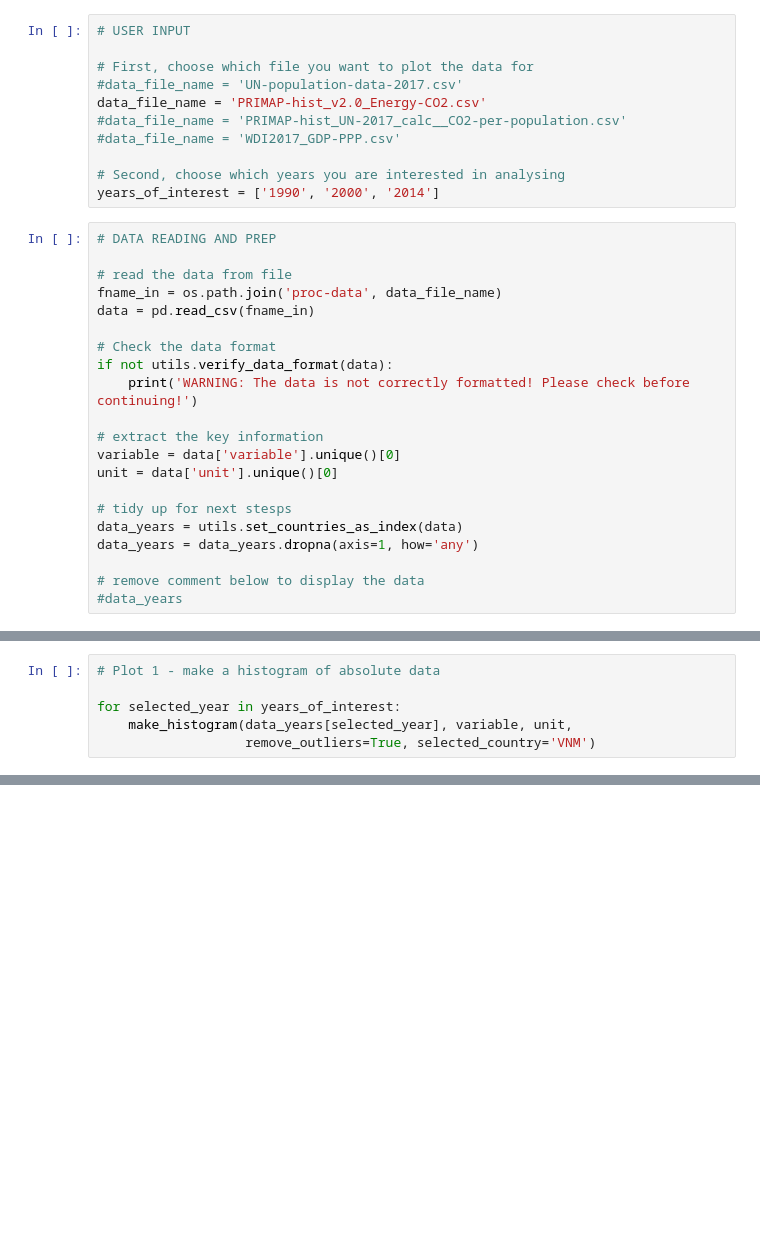
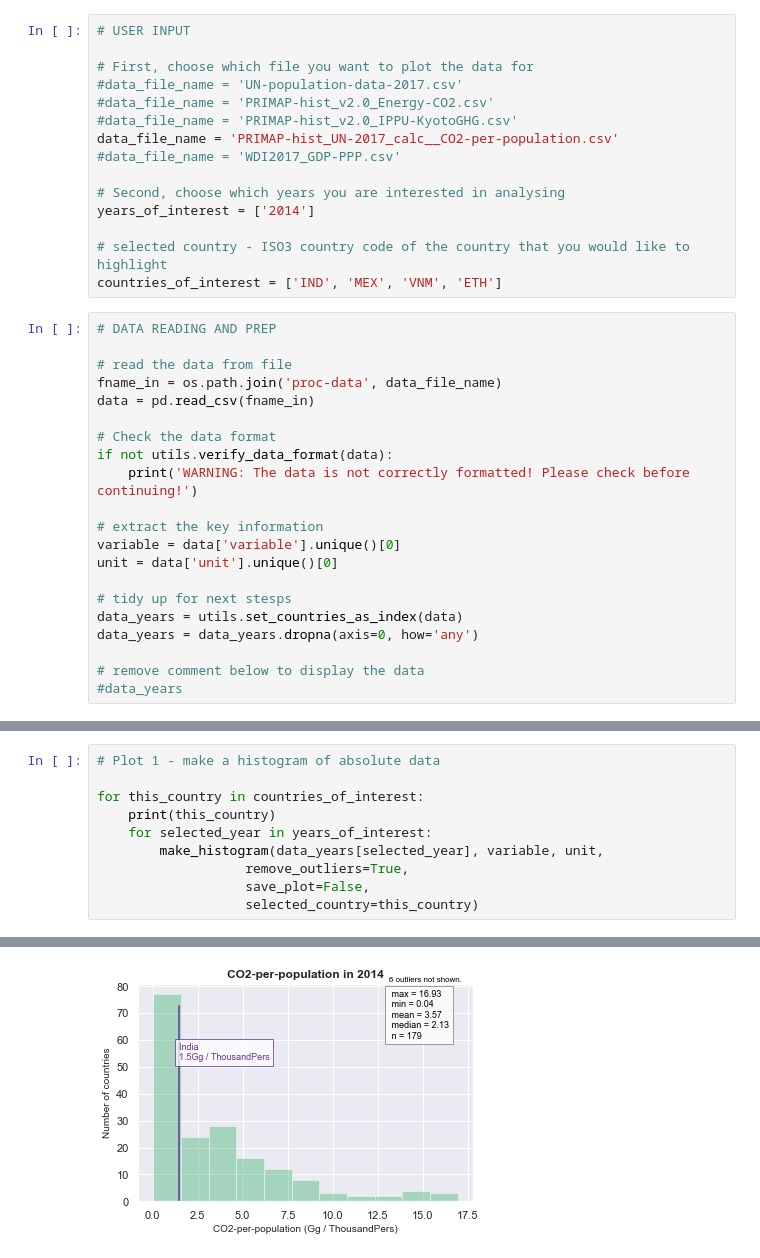
Before and after one commit to mljeffery/performance-distribution-tools, a Jupyter notebook: highlight-country-collective-plots.ipynb, the cells around one changed output, grey strips where cells are left out. Saved outputs shown, nothing was run; the diff lists cells and outputs as text; blank space fills up the shorter version.

```diff
--- a/highlight-country-collective-plots.ipynb
+++ b/highlight-country-collective-plots.ipynb
@@ -22,12 +28,16 @@ import gst_tools.gst_utils as utils
 
 # First, choose which file you want to plot the data for
 #data_file_name = 'UN-population-data-2017.csv'
-data_file_name = 'PRIMAP-hist_v2.0_Energy-CO2.csv'
-#data_file_name = 'PRIMAP-hist_UN-2017_calc__CO2-per-population.csv'
+#data_file_name = 'PRIMAP-hist_v2.0_Energy-CO2.csv'
+#data_file_name = 'PRIMAP-hist_v2.0_IPPU-KyotoGHG.csv'
+data_file_name = 'PRIMAP-hist_UN-2017_calc__CO2-per-population.csv'
 #data_file_name = 'WDI2017_GDP-PPP.csv'
 
 # Second, choose which years you are interested in analysing
-years_of_interest = ['1990', '2000', '2014']
+years_of_interest = ['2014']
+
+# selected country - ISO3 country code of the country that you would like to highlight
+countries_of_interest = ['IND', 'MEX', 'VNM', 'ETH']
 # %%
 # DATA READING AND PREP
 
@@ -45,7 +55,7 @@ unit = data['unit'].unique()[0]
 
 # tidy up for next stesps
 data_years = utils.set_countries_as_index(data)
-data_years = data_years.dropna(axis=1, how='any')
+data_years = data_years.dropna(axis=0, how='any')
 
 # remove comment below to display the data
 #data_years
@@ -248,7 +62,11 @@ def make_histogram_select(df, var, unit_, remove_outliers=False, save_plot=False
 # %%
 # Plot 1 - make a histogram of absolute data
 
-for selected_year in years_of_interest:
-    make_histogram(data_years[selected_year], variable, unit,
-                   remove_outliers=True, selected_country='VNM')
+for this_country in countries_of_interest:
+    print(this_country)
+    for selected_year in years_of_interest:
+        make_histogram(data_years[selected_year], variable, unit,
+                   remove_outliers=True,
+                   save_plot=False,
+                   selected_country=this_country)
 # %% [output]
@@ -255,0 +88 @@ NameError: name 'make_histogram_select' is not defined
+[figure, added]
```
Also changed, not shown: parts of 8 cells of this notebook, 4 other files.
